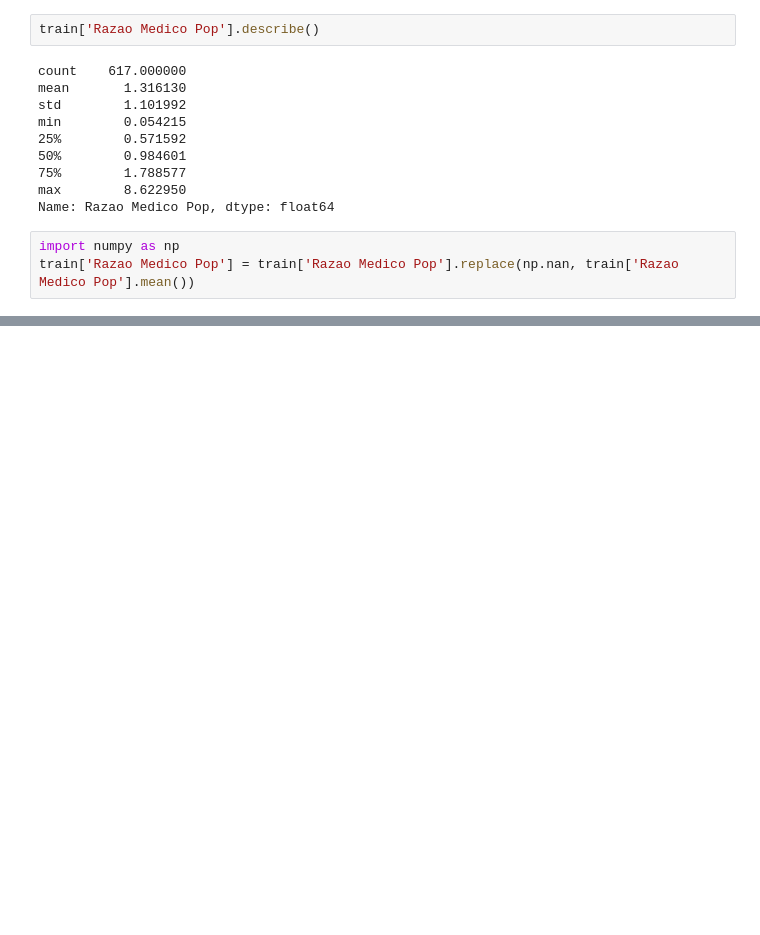
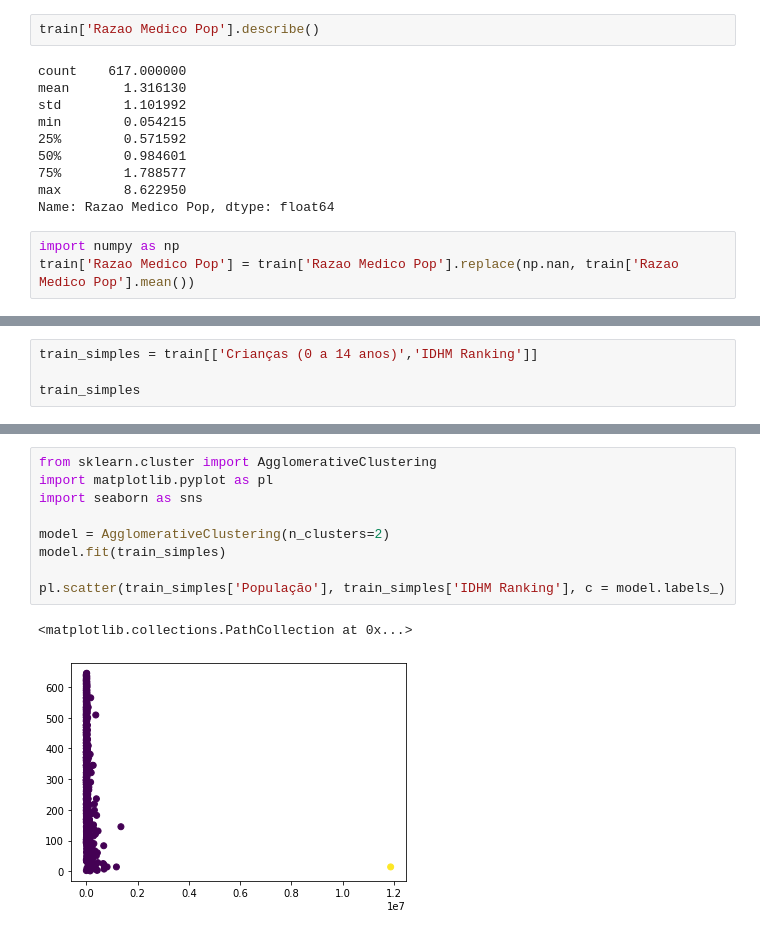
Before and after one commit to SilvanaOliveiraSa/CA_MU_DS_VINCE, a Jupyter notebook: teste.ipynb, the cells around one changed output, grey strips where cells are left out. Drawn from its saved outputs; the diff is of its cells as text; blank space fills up the shorter version.

```diff
--- a/teste.ipynb
+++ b/teste.ipynb
@@ -103,0 +98,4 @@ Name: Grau Futuridade, Length: 645, dtype: object
+# %%
+train_simples = train[['Crianças (0 a 14 anos)','IDHM Ranking']]
+
+train_simples
@@ -103,0 +116,12 @@ Name: Grau Futuridade, Length: 645, dtype: object
+# %%
+from sklearn.cluster import AgglomerativeClustering
+import matplotlib.pyplot as pl
+import seaborn as sns
+
+model = AgglomerativeClustering(n_clusters=2)
+model.fit(train_simples)
+
+pl.scatter(train_simples['População'], train_simples['IDHM Ranking'], c = model.labels_)
+# %% [output]
+<matplotlib.collections.PathCollection at 0x...>
+[figure, added]
```
Also changed, not shown: parts of 4 cells of this notebook.
